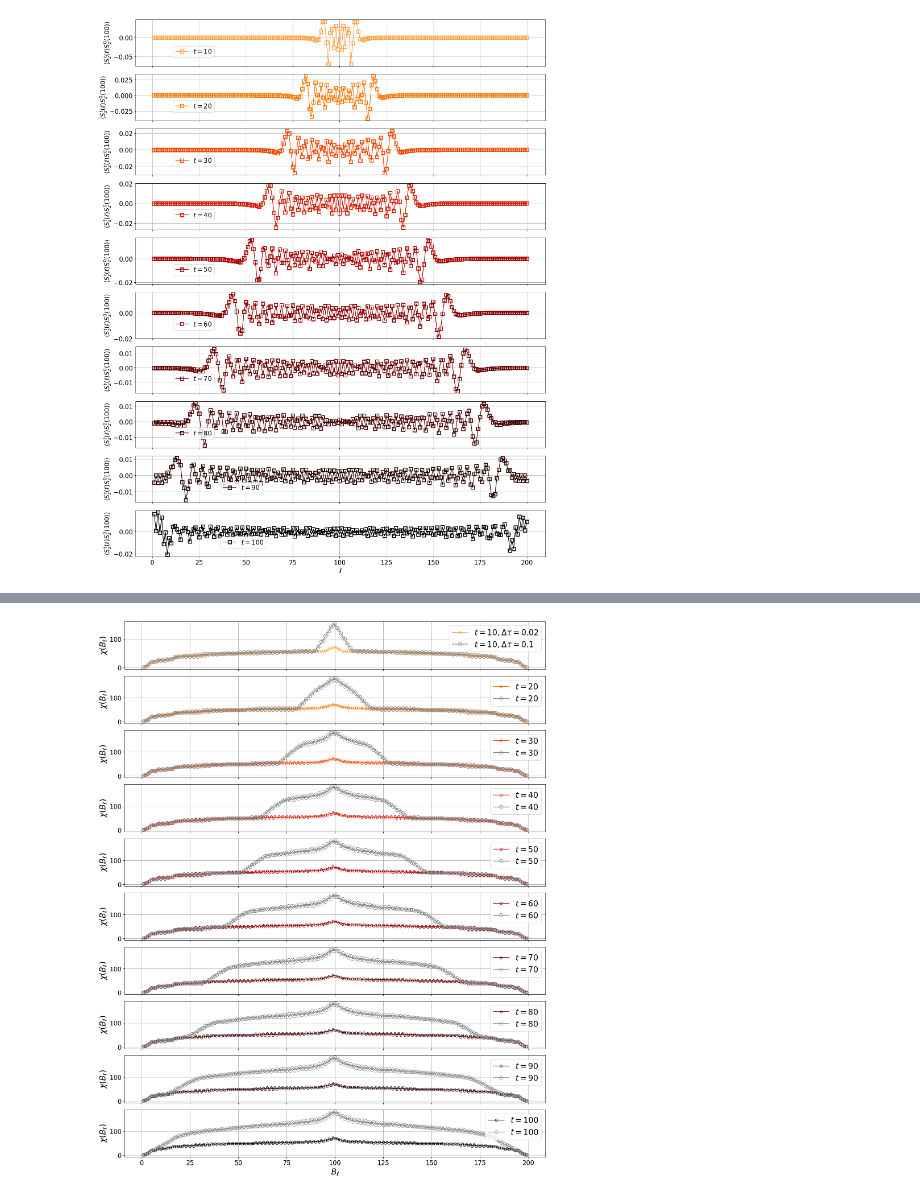
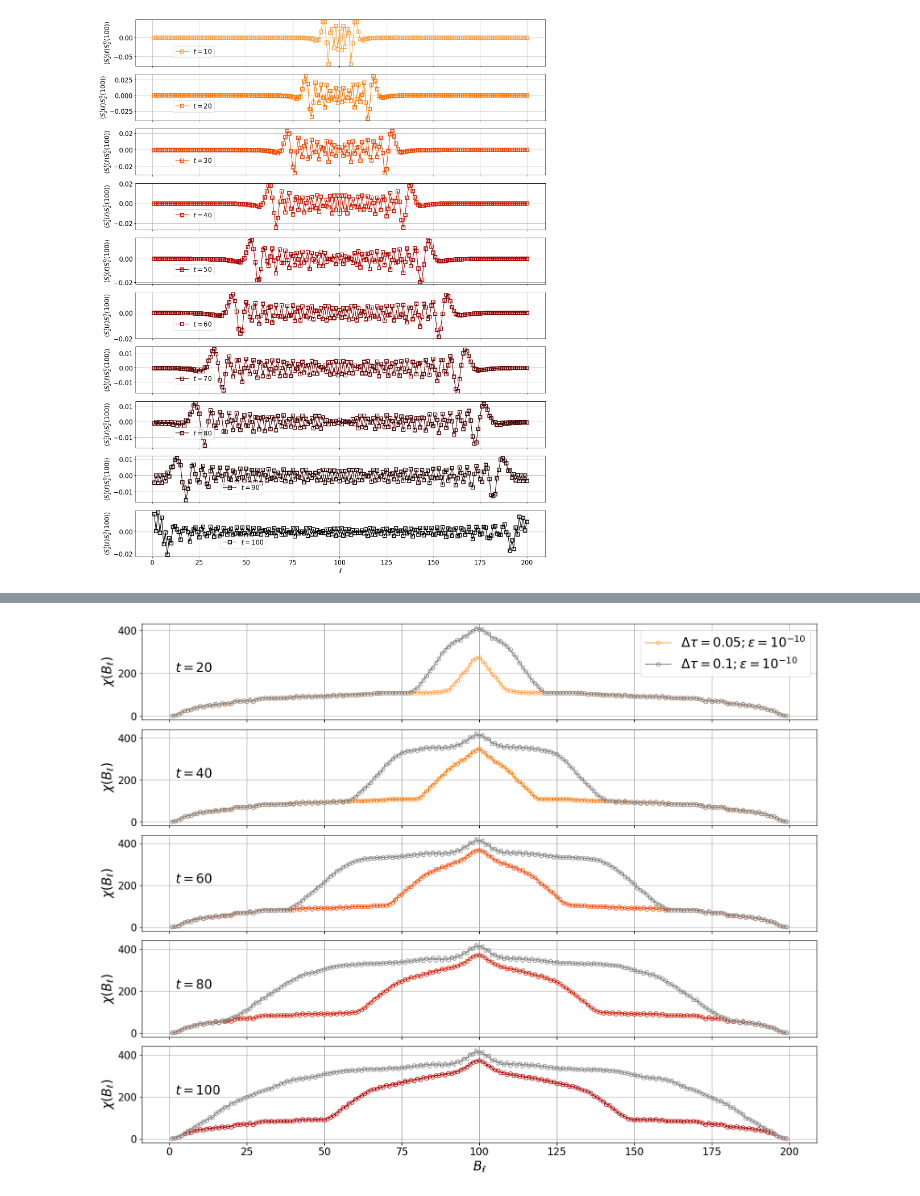
Before and after one commit to xiaobo-23/TimeEvolution, a Jupyter notebook: Spectrum_Analysis.ipynb, the cells around one changed output, grey strips where cells are left out. Saved outputs shown, nothing was run; the diff lists cells and outputs as text; code cells hidden in the pictures.

```diff
--- a/Spectrum_Analysis.ipynb
+++ b/Spectrum_Analysis.ipynb
@@ -152,0 +208,7 @@ plt.savefig('Figures/XX_TEBD_N200_T100_Time_Dependent_Czz_Selected_Sites_Compari
+# %%
+# Define parameters used in the double Fourier transform
+t = 100
+tau = 0.05
+N = t / tau
+omega = np.arange(0, 2 * math.pi, 2 * math.pi / N)
+omega.shape
@@ -181,4 +267,5 @@ array([ 2.,  4.,  8., 13., 20., 21., 22., 24., 28., 24., 28., 29., 34.,
 # %%
-chi_tau002 = data_extrapolation("Data/XX_Model_TEBD_N200_Time100.0_tau0.02.h5", "Bond")
+chi2 = data_extrapolation("Data/XX_Model_TEBD_N200_Time100.0_tau0.1_epsilon1E-10.h5", "Bond")
+chi2[-1, :]
 # %% [output]
 <KeysViewHDF5 ['Bond', 'Czz', 'Czz_unequaltime', 'Psi', 'Sz']>
@@ -204,0 +292,3 @@ array([ 2.,  4.,  8., 13., 20., 21., 20., 24., 28., 24., 28., 27., 30.,
+# %%
+chi_tau005 = data_extrapolation("Data/XX_Model_TEBD_N200_Time100.0_tau0.05_epsilon1E-10.h5", "Bond")
+chi_tau005[-1, :]
@@ -205,29 +317,37 @@ array([ 2.,  4.,  8., 13., 20., 21., 20., 24., 28., 24., 28., 27., 30.,
+# %%
+label = [r"$\Delta\tau = 0.1; \epsilon = 10^{-10}$", r"$\Delta\tau = 0.05; \epsilon = 10^{-10}$"]
+text_label = [r"$t=20$", r"$t=40$", r"$t=60$", r"$t=80$", r"$t=100$"]
 # %%
 '''
     Analyze the \Delta\tau dependence of real-time dynamics for the kicked Ising model
 '''
 
-fig = plt.figure(figsize = (16, 32 * goldenRatio), tight_layout = True)
-spec = gridspec.GridSpec(nrows = 10, ncols = 1, figure = fig)
+fig = plt.figure(figsize = (16, 20 * goldenRatio), tight_layout = True)
+spec = gridspec.GridSpec(nrows = 5, ncols = 1, figure = fig)
 
-for index in range(10):
+for index in range(5):
     ax = fig.add_subplot(spec[index, 0])
-    ax.plot(np.arange(1, 200), chi_tau002[(index + 1) * 500 - 1, :].real, color = color[index + 2], \
-           marker = "o", markersize = 6, markerfacecolor = "none", label = label_tau002[index])
-    ax.plot(np.arange(1, 200), chi[(index + 1) * 100 - 1, :].real, color = "gray", \
-           marker = "o", markersize = 9, markerfacecolor = "none", label = label[index])
+    # ax.plot(np.arange(1, 200), chi_tau002[(index + 1) * 500 - 1, :].real, color = color[index + 2], \
+    #        marker = "o", markersize = 6, markerfacecolor = "none", label = label_tau002[index])
+    ax.plot(np.arange(1, 200), chi_tau005[2 * (index + 1) * 100 - 1, :].real, color = color[index + 2], \
+           marker = "o", markersize = 6, markerfacecolor = "none", label = label[1])
+    ax.plot(np.arange(1, 200), chi2[2 * (index + 1) * 100 - 1, :].real, color = "gray", \
+           marker = "o", markersize = 6, markerfacecolor = "none", label = label[0] )
 
-    if index != 9:
+    if index != 4:
         ax.set_xticklabels([])
     else:
         ax.set_xlabel("$B_{\ell}$", fontsize = 20)
 
-    ax.legend(frameon = True, fontsize = 20, ncol = 1)
+    if index == 0:
+        ax.legend(frameon = True, fontsize = 20, ncol = 1)
+
+    ax.text(0.05, 0.5, text_label[index], transform = ax.transAxes, fontsize = 20)
     ax.set_ylabel(r'$\chi(B_{\ell})$', fontsize = 20)
     ax.tick_params(axis = "both", which = "major", labelsize = 16)
     ax.grid()
 
-plt.savefig('Figures/XX_Model_TEBD_N200_T100_Chi_Comparison.pdf')
+plt.savefig('Figures/XX_Model_TEBD_N200_T100_chi_tau005.pdf')
 # %% [output]
-[figure, old version]
+[figure, new version]
 # %%
```
Also changed, not shown: parts of 32 cells of this notebook, 2 other files.
